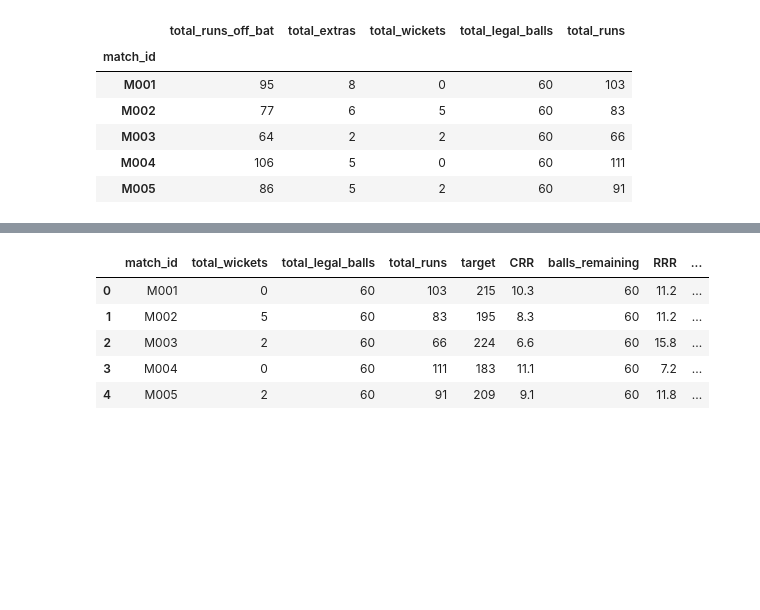
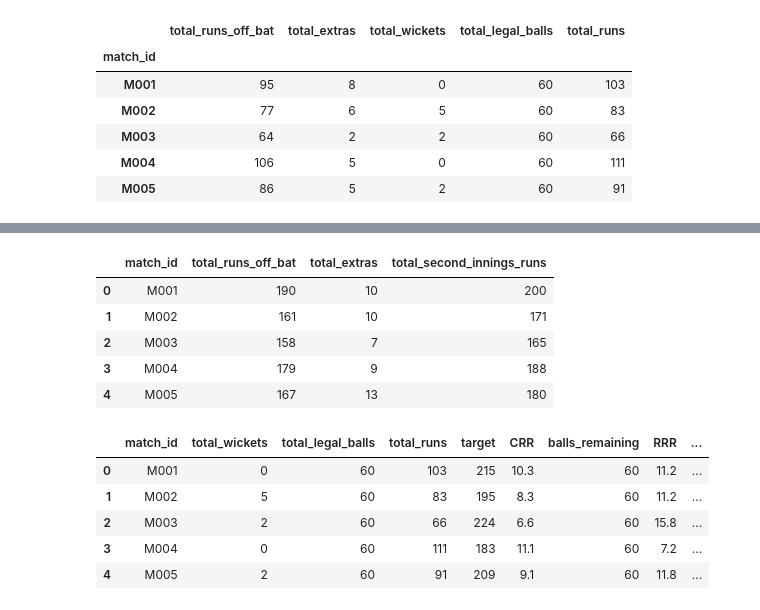
Before and after one commit to humphrey-nyanzi/analytical-casework-lab, a Jupyter notebook: cases/C02/MC_C02_01_Cricket_Match_State_Microcase.ipynb, the cells around one changed output, grey strips where cells are left out. Saved outputs shown, nothing was run; the diff lists cells and outputs as text; code cells hidden in the pictures; blank space fills up the shorter version.

```diff
--- a/cases/C02/MC_C02_01_Cricket_Match_State_Microcase.ipynb
+++ b/cases/C02/MC_C02_01_Cricket_Match_State_Microcase.ipynb
@@ -610,3 +599,18 @@ chase_df['gap'] = chase_df['RRR'] - chase_df['CRR']
 # %%
 # creating Buckets for the chase df: gap <= 0 | 0 < gap <= 2 | gap > 2
 chase_df['gap_bucket'] = pd.cut(chase_df['gap'], bins=[-np.inf, 0, 2, np.inf], labels=['gap <= 0', '0 < gap <= 2', 'gap > 2'])
+# %%
+# Total number of runs scored in the second innings per match
+second_innings_runs = deliveries_df[deliveries_df['innings_no'] == 2].groupby('match_id').agg(
+    total_runs_off_bat=('runs_off_bat', 'sum'),
+    total_extras=('extras', 'sum')
+).reset_index()
+
+second_innings_runs['total_second_innings_runs'] = second_innings_runs['total_runs_off_bat'] + second_innings_runs['total_extras']
+# %% [output]
+|  | match_id | total_runs_off_bat | total_extras | total_second_innings_runs |
+| 0 | M001 | 190 | 10 | 200 |
+| 1 | M002 | 161 | 10 | 171 |
+| 2 | M003 | 158 | 7 | 165 |
+| 3 | M004 | 179 | 9 | 188 |
+| 4 | M005 | 167 | 13 | 180 |
```
Also changed, not shown: parts of 9 cells of this notebook.
